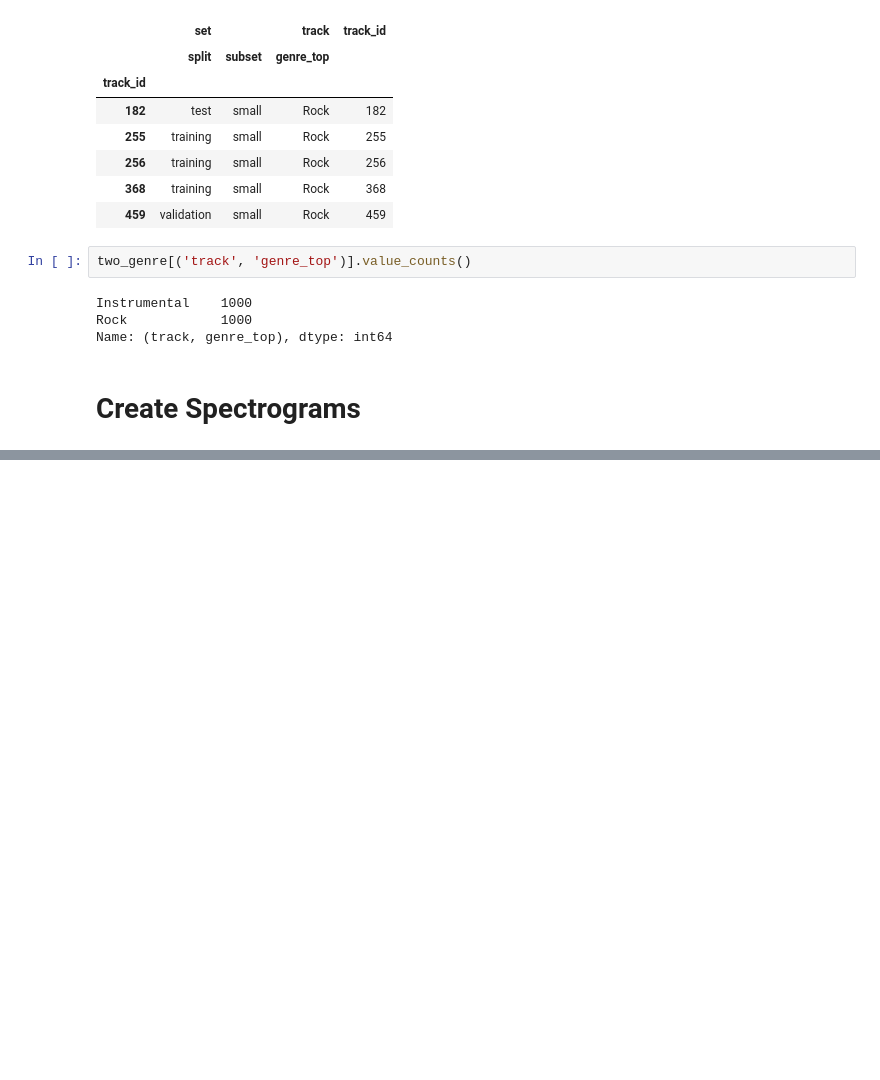
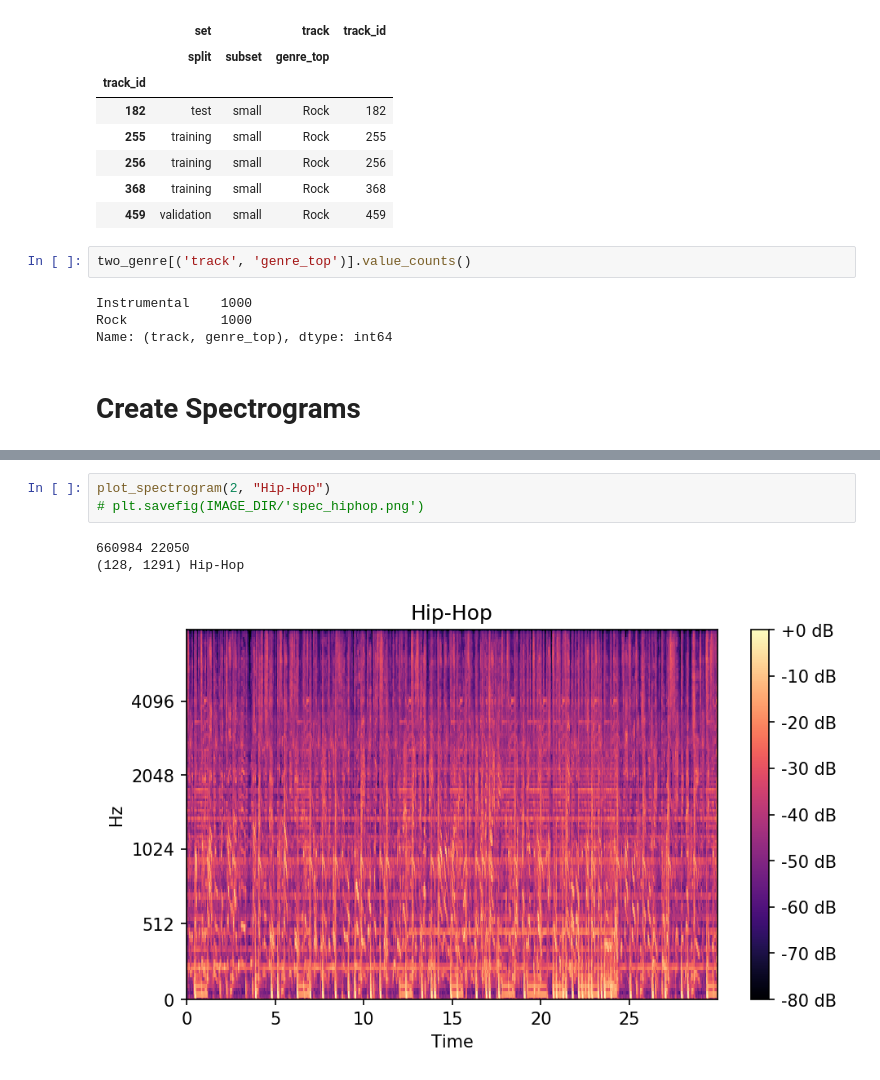
Before and after one commit to anthonybaulo/music-genre-classification, a Jupyter notebook: notebooks/explore_data.ipynb, the cells around one changed output, grey strips where cells are left out. Saved outputs shown, nothing was run; the diff lists cells and outputs as text; blank space fills up the shorter version.

```diff
--- a/notebooks/explore_data.ipynb
+++ b/notebooks/explore_data.ipynb
@@ -161,0 +165,7 @@ plot_spectrogram(14569, "Instrumental")
+# %%
+plot_spectrogram(2, "Hip-Hop")
+# plt.savefig(IMAGE_DIR/'spec_hiphop.png')
+# %% [output]
+660984 22050
+(128, 1291) Hip-Hop
+[figure, added]
```
Also changed, not shown: parts of 7 cells of this notebook, 4 other files.
